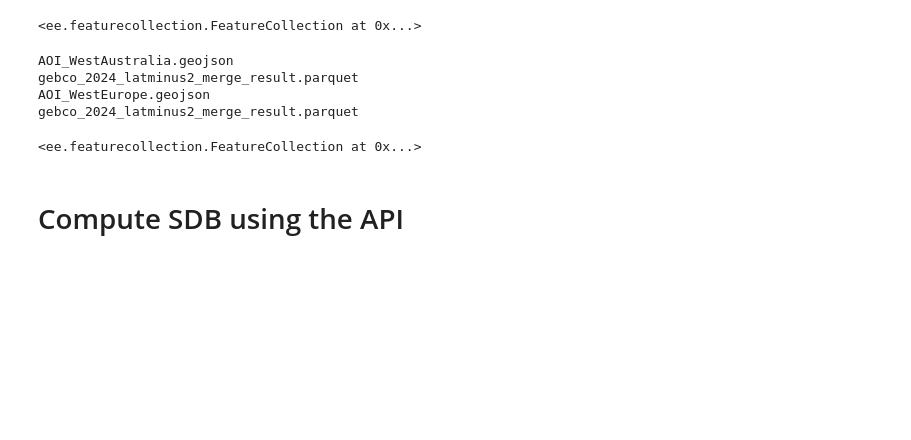
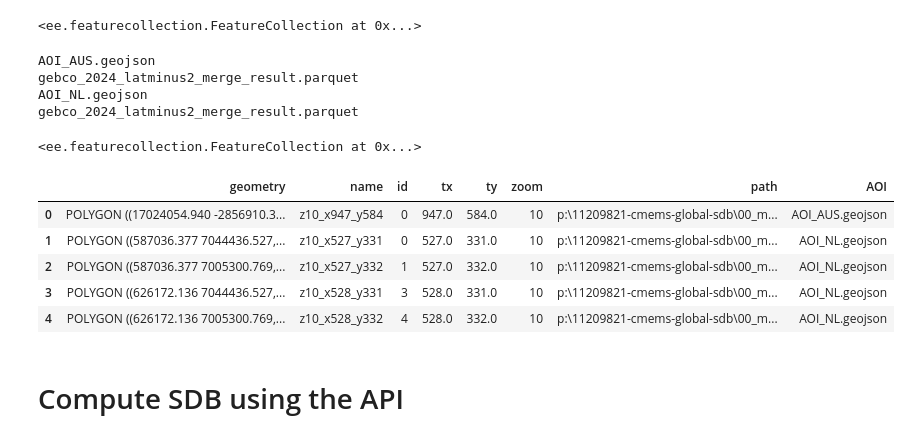
Before and after one commit to openearth/eo-bathymetry, a Jupyter notebook: notebooks/cmems-bathymetry/download_proxies_new.ipynb, the cells around one changed output. Drawn from its saved outputs; the diff is of its cells as text; code cells hidden in the pictures; blank space fills up the shorter version.

```diff
--- a/notebooks/cmems-bathymetry/download_proxies_new.ipynb
+++ b/notebooks/cmems-bathymetry/download_proxies_new.ipynb
@@ -72,14 +72,15 @@ else:
 bucket = "cmems-sdb" # name of the Google Cloud Storage bucket to store files in the cloud
 credential_file = main_fol / "00_miscellaneous" / "KEYS" / "bathymetry-543b622ddce7.json" # Cloud Storage credential key
 output_fol = r"01_intertidal/02_data/04_calibrated" # name of the overall project
-aoi_fol = r"00_miscellaneous/AOI_upscale"#AOI_upscale" #AOIs
+aoi_fol = r"00_miscellaneous/AOI_testdyn"#AOI_upscale" #AOIs
 mask_fol = r"00_miscellaneous/Feasibility_maps" # masks
-box_fol = r"00_miscellaneous/AOI_polygons_upscale" # AOI_polygons # AOI_polygons_upscale
-project_name = "AOI_WestAustralia" # name of the project AoI, or one in the folder
+box_fol = r"00_miscellaneous/AOI_polygons_testdyn" # AOI_polygons # AOI_polygons_upscale
+prog_fol = r"00_miscellaneous/progress_files" # saved progress (task) pickle files
+project_name = "AOI_NL" # name of the project AoI, or one in the folder
 draw_AoI = 0 # toggle 1 to draw AoI, 0 to load
 
 # composite image toggles
-mode = "intertidal_improved_100m_upscaled"#_upscaled" # specify mode, either "intertidal" or "subtidal"
+mode = "intertidal_improved_100m_testdyn"#_upscaled" # specify mode, either "intertidal" or "subtidal"
 start_date = "2021-01-01" # start date of the composites
 stop_date = "2022-01-01" # end date of the composites
 compo_int = 12 # composite interval [months]
@@ -282,8 +287,12 @@ for i in allfiles:
                     # inner join to match the AOI and mask
                     gdfs = df_org.sjoin(gdf_AOI, how="inner")
 
+                    # Intersection of polygons to the bounding box of the tile
+                    cropped_gdfs = gpd.overlay(gdfs, gdf_AOI, how='intersection')
+                    ce_gdfs = cropped_gdfs[["geometry"]].explode(index_parts=False) # explode potential multipols to pols
+
                     # make a multipolygon
-                    gdfs_mp = gpd.GeoDataFrame({'geometry': [MultiPolygon(list(gdfs.geometry))]})
+                    gdfs_mp = gpd.GeoDataFrame({'geometry': [MultiPolygon(list(ce_gdfs.geometry))]})
 
                     # make a ee.Geometry.MultiPolygon to have bounds
                     data = json.loads(gdfs_mp.to_json())
@@ -293,9 +302,9 @@ for i in allfiles:
         tiled.append(tiler.get_tiles_for_geometry(bounds, zoomed_list[sel_tile]))
         file_list.append(i)
 # %% [output]
-AOI_WestAustralia.geojson
+AOI_AUS.geojson
 gebco_2024_latminus2_merge_result.parquet
-AOI_WestEurope.geojson
+AOI_NL.geojson
 gebco_2024_latminus2_merge_result.parquet
 # %%
 tiled[1]
@@ -325,6 +336,15 @@ for tiles, file in zip(tiled, file_list):
 
         # merge in
         df_boxes = pd.concat([df_boxes, df], ignore_index=True)
+# %%
+df_boxes
+# %% [output]
+|  | geometry | name | id | tx | ty | zoom | path | AOI |
+| 0 | POLYGON ((17024054.940 -2856910.3... | z10_x947_y584 | 0 | 947.0 | 584.0 | 10 | p:\11209821-cmems-global-sdb\00_m... | AOI_AUS.geojson |
+| 1 | POLYGON ((587036.377 7044436.527,... | z10_x527_y331 | 0 | 527.0 | 331.0 | 10 | p:\11209821-cmems-global-sdb\00_m... | AOI_NL.geojson |
+| 2 | POLYGON ((587036.377 7005300.769,... | z10_x527_y332 | 1 | 527.0 | 332.0 | 10 | p:\11209821-cmems-global-sdb\00_m... | AOI_NL.geojson |
+| 3 | POLYGON ((626172.136 7044436.527,... | z10_x528_y331 | 3 | 528.0 | 331.0 | 10 | p:\11209821-cmems-global-sdb\00_m... | AOI_NL.geojson |
+| 4 | POLYGON ((626172.136 7005300.769,... | z10_x528_y332 | 4 | 528.0 | 332.0 | 10 | p:\11209821-cmems-global-sdb\00_m... | AOI_NL.geojson |
 # %% [markdown]
 # Compute SDB using the API
 # %%
```
Also changed, not shown: parts of 16 cells of this notebook, 2 other files.
